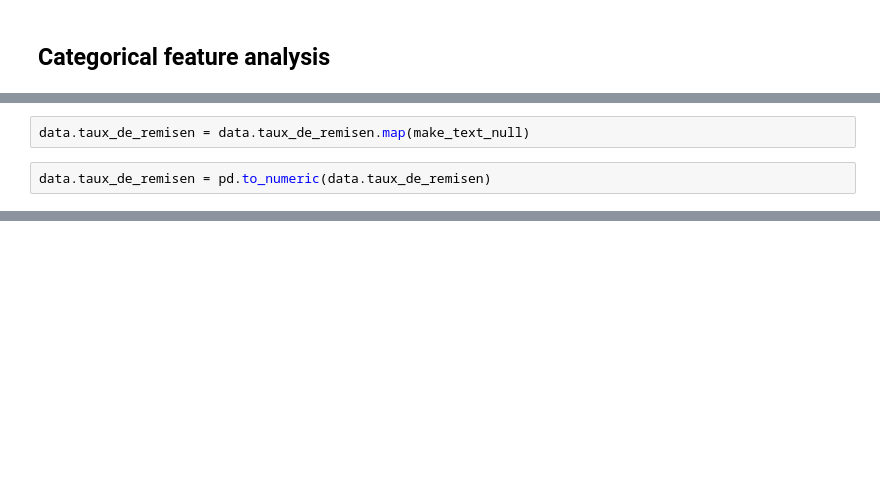
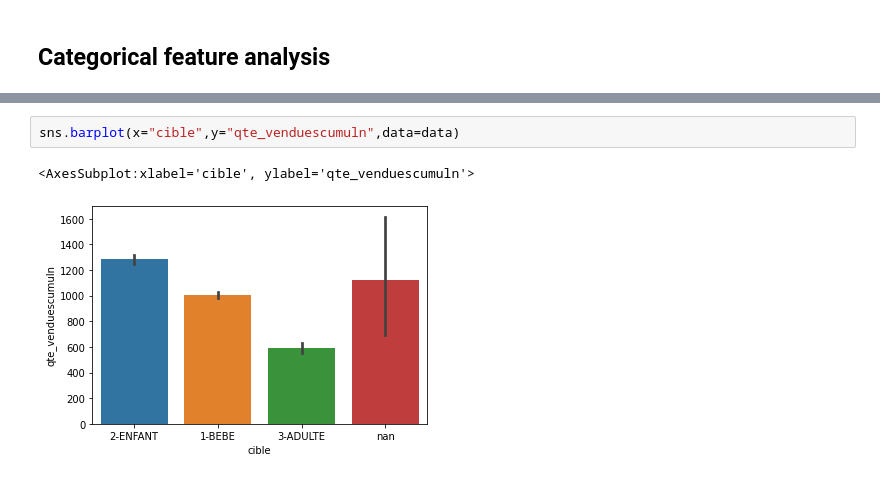
Before and after one commit to J-Cancelliere/markdown-predictions, a Jupyter notebook: notebooks/02_data_analysis.ipynb, the cells around one changed output, grey strips where cells are left out. Cells and saved outputs as stored; diff of their text form; blank space fills up the shorter version.

```diff
--- a/notebooks/02_data_analysis.ipynb
+++ b/notebooks/02_data_analysis.ipynb
@@ -52,4 +32,0 @@ def make_text_null(text):
-# %%
-data.taux_de_remisen = data.taux_de_remisen.map(make_text_null)
-# %%
-data.taux_de_remisen = pd.to_numeric(data.taux_de_remisen)
@@ -75,0 +44,5 @@ dtype: object
+# %%
+sns.barplot(x="cible",y="qte_venduescumuln",data=data)
+# %% [output]
+<AxesSubplot:xlabel='cible', ylabel='qte_venduescumuln'>
+[figure, added]
```
Also changed, not shown: parts of 14 cells of this notebook.
